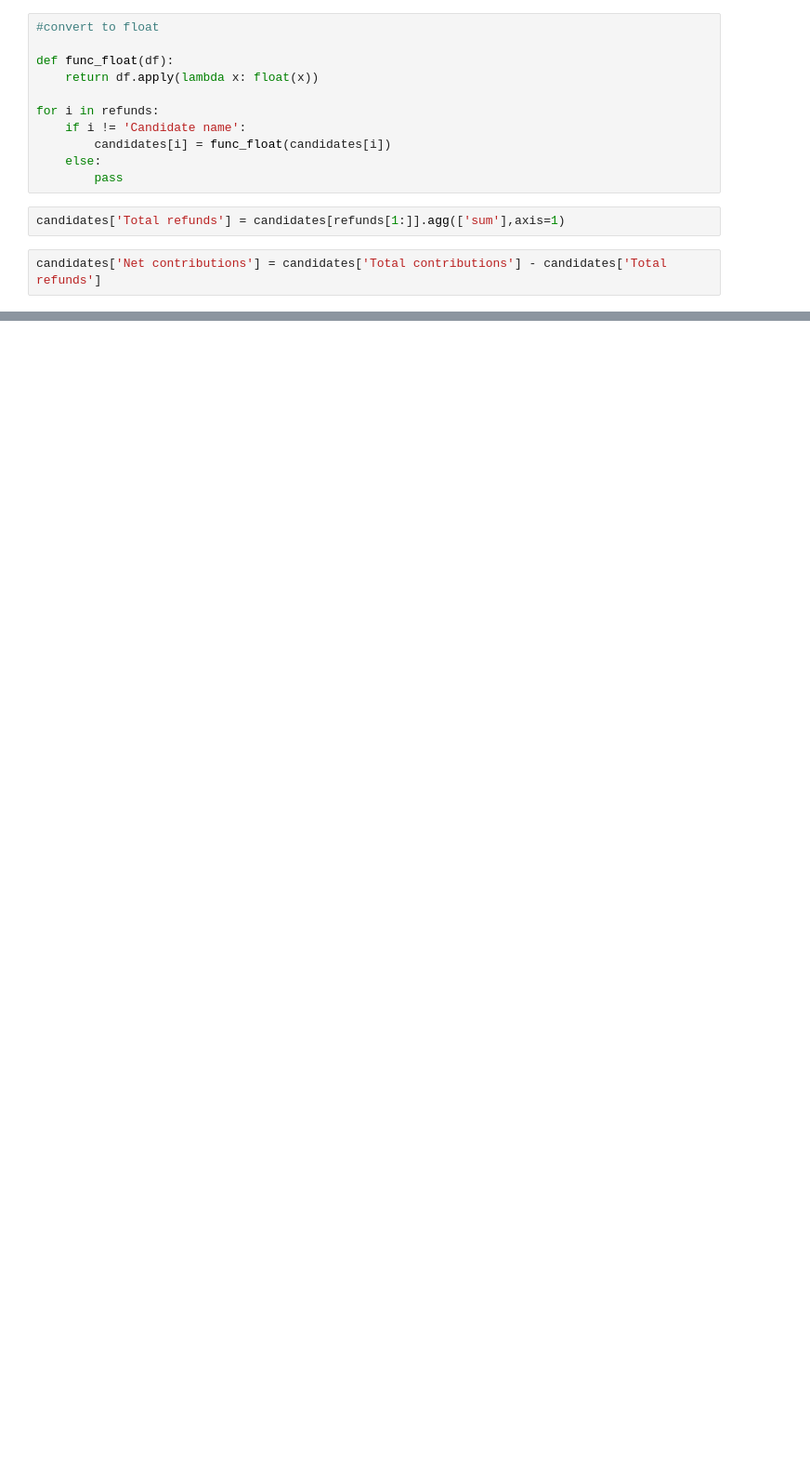
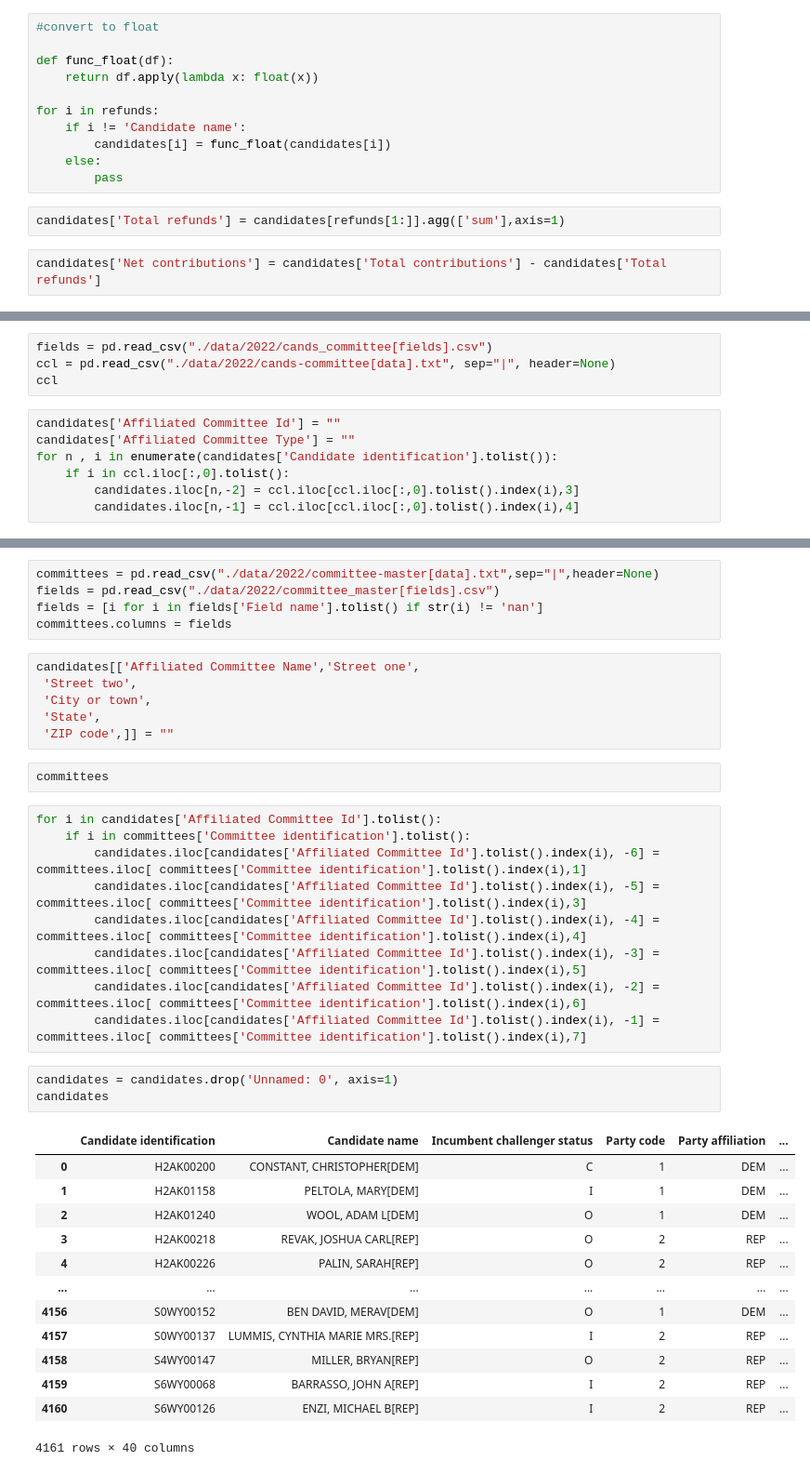
Before and after one commit to shiyis/politics, a Jupyter notebook: app/map.ipynb, the cells around one changed output, grey strips where cells are left out. Shown: that part at 93% size. Cells and saved outputs as stored; diff of their text form; blank space fills up the shorter version.

```diff
--- a/app/map.ipynb
+++ b/app/map.ipynb
@@ -480,0 +210,11 @@ candidates[['Net contributions','Total receipts']].sort_values(['Net contributio
+# %%
+fields = pd.read_csv("./data/2022/cands_committee[fields].csv")
+ccl = pd.read_csv("./data/2022/cands-committee[data].txt", sep="|", header=None)
+ccl
+# %%
+candidates['Affiliated Committee Id'] = ""
+candidates['Affiliated Committee Type'] = ""
+for n , i in enumerate(candidates['Candidate identification'].tolist()):
+    if i in ccl.iloc[:,0].tolist():
+        candidates.iloc[n,-2] = ccl.iloc[ccl.iloc[:,0].tolist().index(i),3]
+        candidates.iloc[n,-1] = ccl.iloc[ccl.iloc[:,0].tolist().index(i),4]
@@ -480,0 +225,39 @@ candidates[['Net contributions','Total receipts']].sort_values(['Net contributio
+# %%
+committees = pd.read_csv("./data/2022/committee-master[data].txt",sep="|",header=None)
+fields = pd.read_csv("./data/2022/committee_master[fields].csv")
+fields = [i for i in fields['Field name'].tolist() if str(i) != 'nan']
+committees.columns = fields
+# %%
+candidates[['Affiliated Committee Name','Street one',
+ 'Street two',
+ 'City or town',
+ 'State',
+ 'ZIP code',]] = ""
+# %%
+committees
+# %%
+for i in candidates['Affiliated Committee Id'].tolist():
+    if i in committees['Committee identification'].tolist():
+        candidates.iloc[candidates['Affiliated Committee Id'].tolist().index(i), -6] = committees.iloc[ committees['Committee identification'].tolist().index(i),1]
+        candidates.iloc[candidates['Affiliated Committee Id'].tolist().index(i), -5] = committees.iloc[ committees['Committee identification'].tolist().index(i),3]
+        candidates.iloc[candidates['Affiliated Committee Id'].tolist().index(i), -4] = committees.iloc[ committees['Committee identification'].tolist().index(i),4]
+        candidates.iloc[candidates['Affiliated Committee Id'].tolist().index(i), -3] = committees.iloc[ committees['Committee identification'].tolist().index(i),5]
+        candidates.iloc[candidates['Affiliated Committee Id'].tolist().index(i), -2] = committees.iloc[ committees['Committee identification'].tolist().index(i),6]
+        candidates.iloc[candidates['Affiliated Committee Id'].tolist().index(i), -1] = committees.iloc[ committees['Committee identification'].tolist().index(i),7]
+# %%
+candidates = candidates.drop('Unnamed: 0', axis=1)
+candidates
+# %% [output]
+|  | Candidate identification | Candidate name | Incumbent challenger status | Party code | Party affiliation | ... |
+| 0 | H2AK00200 | CONSTANT, CHRISTOPHER[DEM] | C | 1 | DEM | ... |
+| 1 | H2AK01158 | PELTOLA, MARY[DEM] | I | 1 | DEM | ... |
+| 2 | H2AK01240 | WOOL, ADAM L[DEM] | O | 1 | DEM | ... |
+| 3 | H2AK00218 | REVAK, JOSHUA CARL[REP] | O | 2 | REP | ... |
+| 4 | H2AK00226 | PALIN, SARAH[REP] | O | 2 | REP | ... |
+| ... | ... | ... | ... | ... | ... | ... |
+| 4156 | S0WY00152 | BEN DAVID, MERAV[DEM] | O | 1 | DEM | ... |
+| 4157 | S0WY00137 | LUMMIS, CYNTHIA MARIE MRS.[REP] | I | 2 | REP | ... |
+| 4158 | S4WY00147 | MILLER, BRYAN[REP] | O | 2 | REP | ... |
+| 4159 | S6WY00068 | BARRASSO, JOHN A[REP] | I | 2 | REP | ... |
+| 4160 | S6WY00126 | ENZI, MICHAEL B[REP] | I | 2 | REP | ... |
+4161 rows × 40 columns
```
Also changed, not shown: parts of 29 cells of this notebook, 1 other file.
